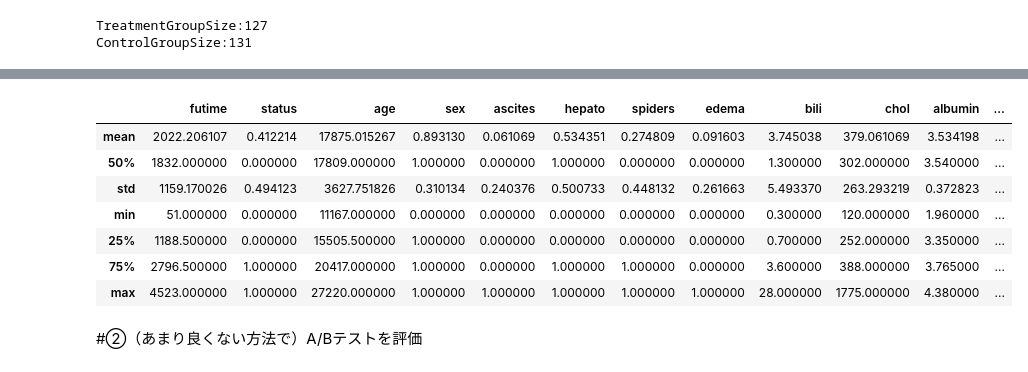
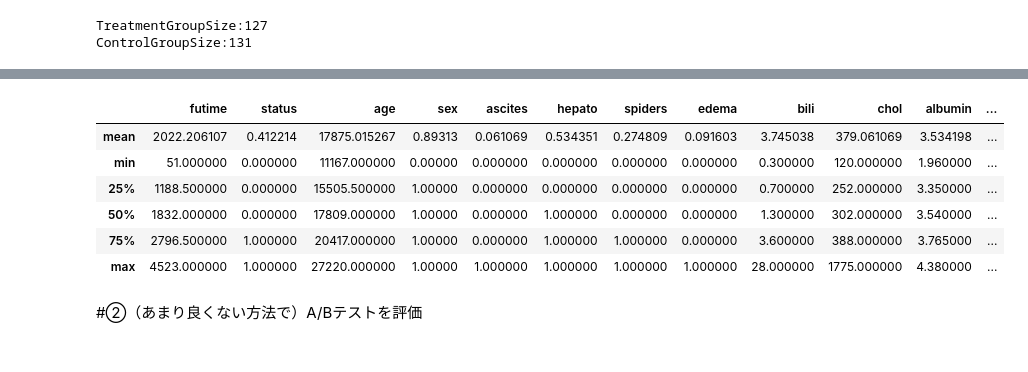
Before and after one commit to Itsuki-Hamano123/practice-casualeffect, a Jupyter notebook: Calculation_ATE_ATT_From_PBC.ipynb, the cells around one changed output, grey strips where cells are left out. Cells and saved outputs as stored; diff of their text form; code cells hidden in the pictures.

```diff
--- a/Calculation_ATE_ATT_From_PBC.ipynb
+++ b/Calculation_ATE_ATT_From_PBC.ipynb
@@ -233,15 +233,14 @@ TREATMENTGROUP_DATA.describe().loc[['mean','50%', 'std','min','25%','75%','max']
 # %%
 # コントロール群の統計量
-CONTROLGROUP_DATA.describe().loc[['mean','50%', 'std','min','25%','75%','max']]
+CONTROLGROUP_DATA.describe().loc[['mean', 'min','25%', '50%','75%','max']]
 # %% [output]
 |  | futime | status | age | sex | ascites | hepato | spiders | edema | bili | chol | albumin | ... |
-| mean | 2022.206107 | 0.412214 | 17875.015267 | 0.893130 | 0.061069 | 0.534351 | 0.274809 | 0.091603 | 3.745038 | 379.061069 | 3.534198 | ... |
-| 50% | 1832.000000 | 0.000000 | 17809.000000 | 1.000000 | 0.000000 | 1.000000 | 0.000000 | 0.000000 | 1.300000 | 302.000000 | 3.540000 | ... |
-| std | 1159.170026 | 0.494123 | 3627.751826 | 0.310134 | 0.240376 | 0.500733 | 0.448132 | 0.261663 | 5.493370 | 263.293219 | 0.372823 | ... |
-| min | 51.000000 | 0.000000 | 11167.000000 | 0.000000 | 0.000000 | 0.000000 | 0.000000 | 0.000000 | 0.300000 | 120.000000 | 1.960000 | ... |
-| 25% | 1188.500000 | 0.000000 | 15505.500000 | 1.000000 | 0.000000 | 0.000000 | 0.000000 | 0.000000 | 0.700000 | 252.000000 | 3.350000 | ... |
-| 75% | 2796.500000 | 1.000000 | 20417.000000 | 1.000000 | 0.000000 | 1.000000 | 1.000000 | 0.000000 | 3.600000 | 388.000000 | 3.765000 | ... |
-| max | 4523.000000 | 1.000000 | 27220.000000 | 1.000000 | 1.000000 | 1.000000 | 1.000000 | 1.000000 | 28.000000 | 1775.000000 | 4.380000 | ... |
+| mean | 2022.206107 | 0.412214 | 17875.015267 | 0.89313 | 0.061069 | 0.534351 | 0.274809 | 0.091603 | 3.745038 | 379.061069 | 3.534198 | ... |
+| min | 51.000000 | 0.000000 | 11167.000000 | 0.00000 | 0.000000 | 0.000000 | 0.000000 | 0.000000 | 0.300000 | 120.000000 | 1.960000 | ... |
+| 25% | 1188.500000 | 0.000000 | 15505.500000 | 1.00000 | 0.000000 | 0.000000 | 0.000000 | 0.000000 | 0.700000 | 252.000000 | 3.350000 | ... |
+| 50% | 1832.000000 | 0.000000 | 17809.000000 | 1.00000 | 0.000000 | 1.000000 | 0.000000 | 0.000000 | 1.300000 | 302.000000 | 3.540000 | ... |
+| 75% | 2796.500000 | 1.000000 | 20417.000000 | 1.00000 | 0.000000 | 1.000000 | 1.000000 | 0.000000 | 3.600000 | 388.000000 | 3.765000 | ... |
+| max | 4523.000000 | 1.000000 | 27220.000000 | 1.00000 | 1.000000 | 1.000000 | 1.000000 | 1.000000 | 28.000000 | 1775.000000 | 4.380000 | ... |
 # %% [markdown]
 #②（あまり良くない方法で）A/Bテストを評価
 # %%
```
Also changed, not shown: parts of 14 cells of this notebook.
